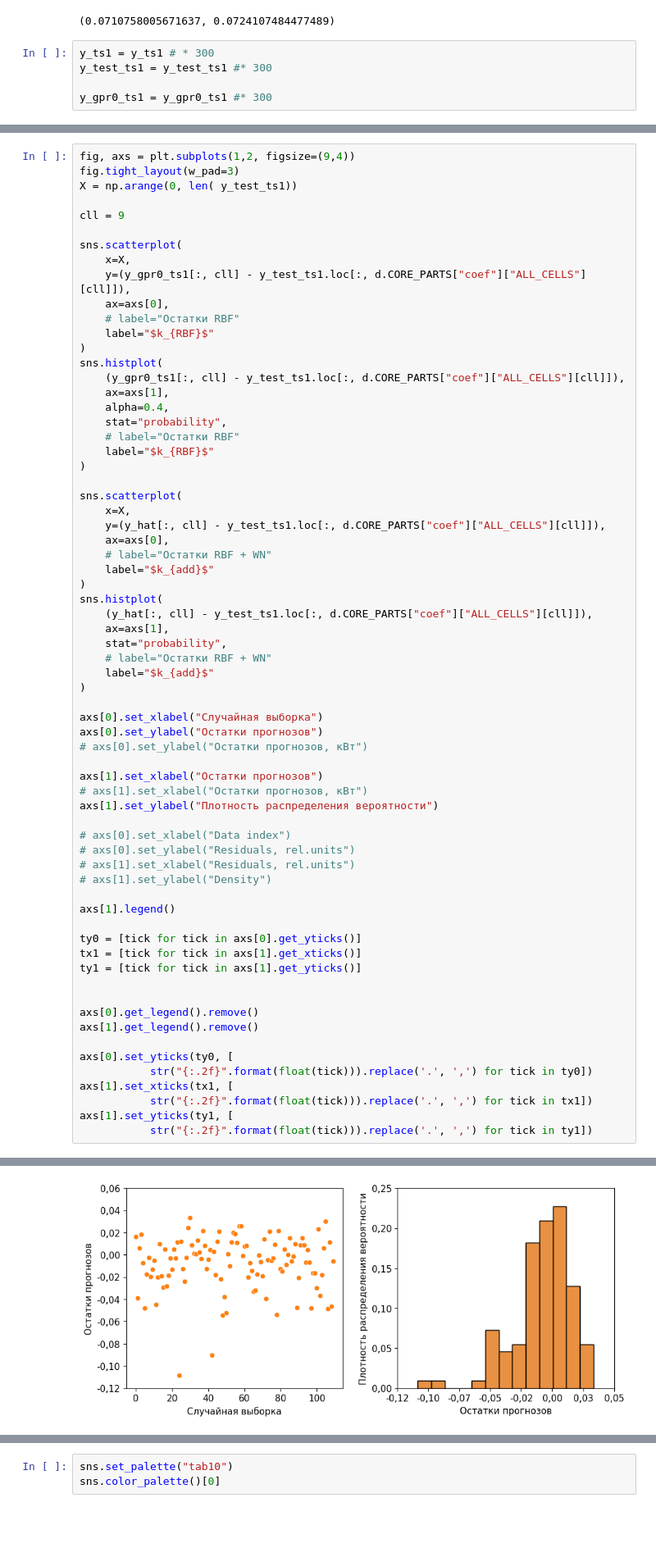
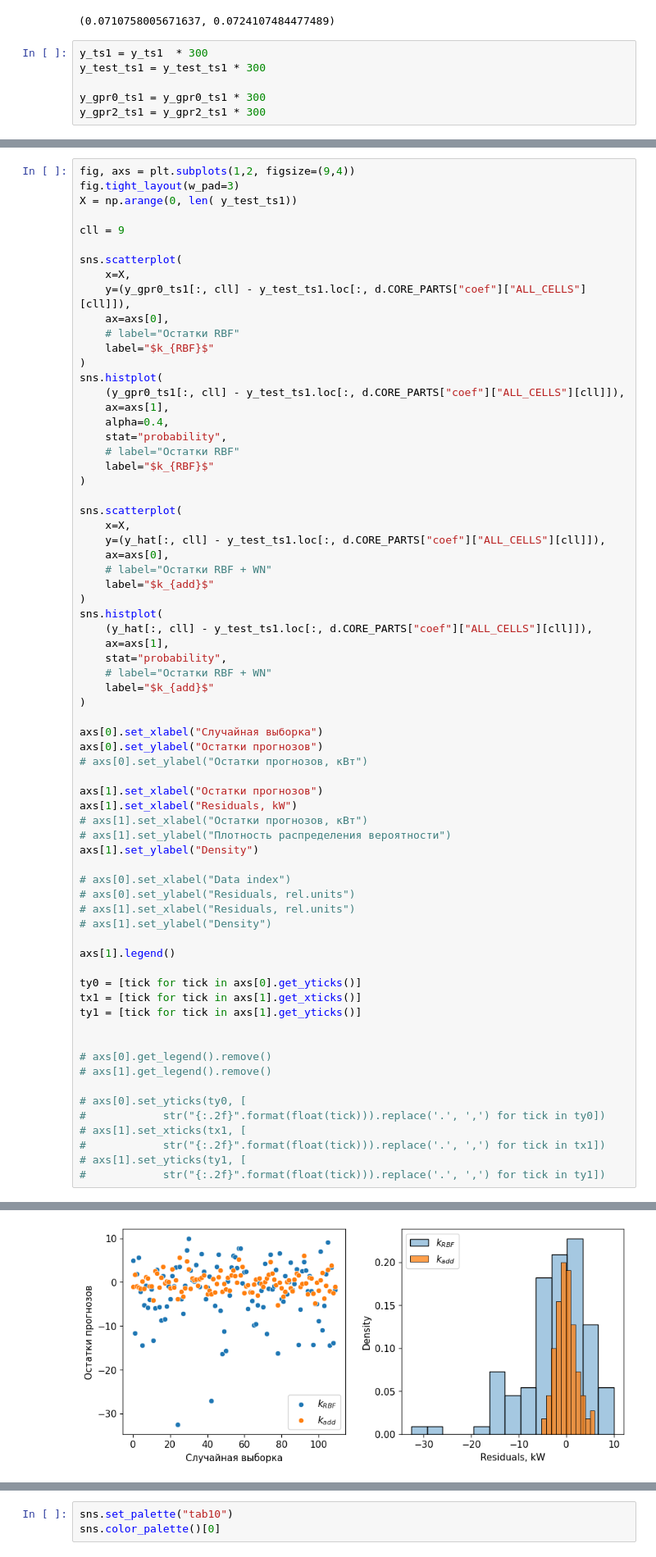
Before and after one commit to mrzlkaaa/core_ununiformity, a Jupyter notebook: main/Core_Uniniformity_Prediction_1.ipynb, the cells around one changed output, grey strips where cells are left out. Shown: that part at 82% size. Drawn from its saved outputs; the diff is of its cells as text; blank space fills up the shorter version.

```diff
--- a/main/Core_Uniniformity_Prediction_1.ipynb
+++ b/main/Core_Uniniformity_Prediction_1.ipynb
@@ -440,8 +436,9 @@ mean_absolute_error(
 # %% [output]
 (0.0710758005671637, 0.0724107484477489)
 # %%
-y_ts1 = y_ts1 # * 300
-y_test_ts1 = y_test_ts1 #* 300
+y_ts1 = y_ts1  * 300
+y_test_ts1 = y_test_ts1 * 300
 
-y_gpr0_ts1 = y_gpr0_ts1 #* 300
+y_gpr0_ts1 = y_gpr0_ts1 * 300
+y_gpr2_ts1 = y_gpr2_ts1 * 300
 # %%
@@ -731,8 +725,10 @@ axs[0].set_ylabel("Остатки прогнозов")
 # axs[0].set_ylabel("Остатки прогнозов, кВт")
 
 axs[1].set_xlabel("Остатки прогнозов")
+axs[1].set_xlabel("Residuals, kW")
 # axs[1].set_xlabel("Остатки прогнозов, кВт")
-axs[1].set_ylabel("Плотность распределения вероятности")
+# axs[1].set_ylabel("Плотность распределения вероятности")
+axs[1].set_ylabel("Density")
 
 # axs[0].set_xlabel("Data index")
 # axs[0].set_ylabel("Residuals, rel.units")
@@ -746,13 +742,13 @@ tx1 = [tick for tick in axs[1].get_xticks()]
 ty1 = [tick for tick in axs[1].get_yticks()]
 
 
-axs[0].get_legend().remove()
-axs[1].get_legend().remove()
+# axs[0].get_legend().remove()
+# axs[1].get_legend().remove()
 
-axs[0].set_yticks(ty0, [
-           str("{:.2f}".format(float(tick))).replace('.', ',') for tick in ty0])
-axs[1].set_xticks(tx1, [
-           str("{:.2f}".format(float(tick))).replace('.', ',') for tick in tx1])
-axs[1].set_yticks(ty1, [
-           str("{:.2f}".format(float(tick))).replace('.', ',') for tick in ty1])
+# axs[0].set_yticks(ty0, [
+#            str("{:.2f}".format(float(tick))).replace('.', ',') for tick in ty0])
+# axs[1].set_xticks(tx1, [
+#            str("{:.2f}".format(float(tick))).replace('.', ',') for tick in tx1])
+# axs[1].set_yticks(ty1, [
+#            str("{:.2f}".format(float(tick))).replace('.', ',') for tick in ty1])
 # %% [output]
@@ -765,4 +755,4 @@ axs[1].set_yticks(ty1, [
-[figure, old version]
+[figure, new version]
 # %%
 sns.histplot(
     (y_gpr0_ts1[:, cll] - y_test_ts1.loc[:, d.CORE_PARTS["coef"]["ALL_CELLS"][cll]]),
```
Also changed, not shown: parts of 19 cells of this notebook, 1 other file.
